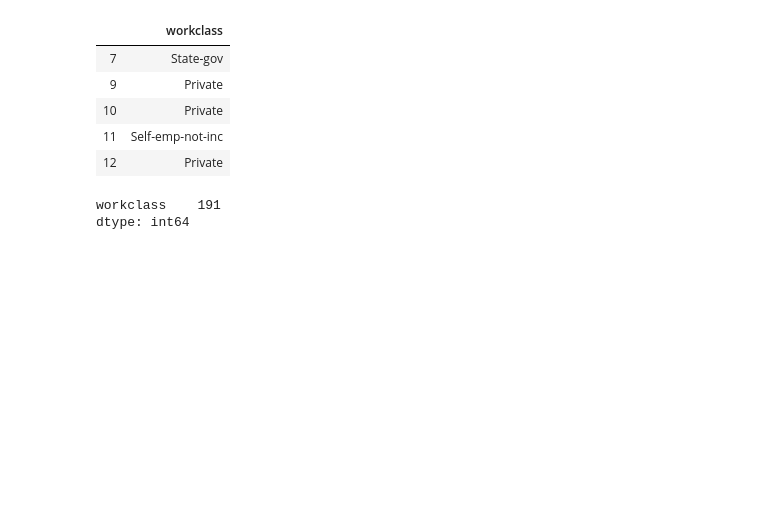
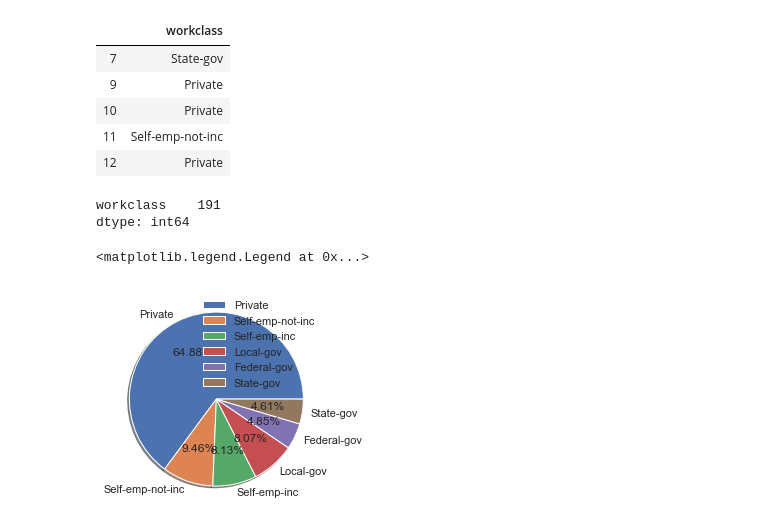
Before and after one commit to J-Joseph524/Finding_Donors, a Jupyter notebook: Final_Notebook.ipynb, the cells around one changed output. Saved outputs shown, nothing was run; the diff lists cells and outputs as text; code cells hidden in the pictures; blank space fills up the shorter version.

Commit message:
Graph Change

```diff
--- a/Final_Notebook.ipynb
+++ b/Final_Notebook.ipynb
@@ -233,3 +233,9 @@ df.isnull().sum()
 # %% [output]
 workclass    191
 dtype: int64
+# %%
+plt.pie(aggregate, labels = labels, autopct='%1.2f%%', shadow=True)
+plt.legend(labels, loc = 'best')
+# %% [output]
+<matplotlib.legend.Legend at 0x...>
+[figure, added]
```
